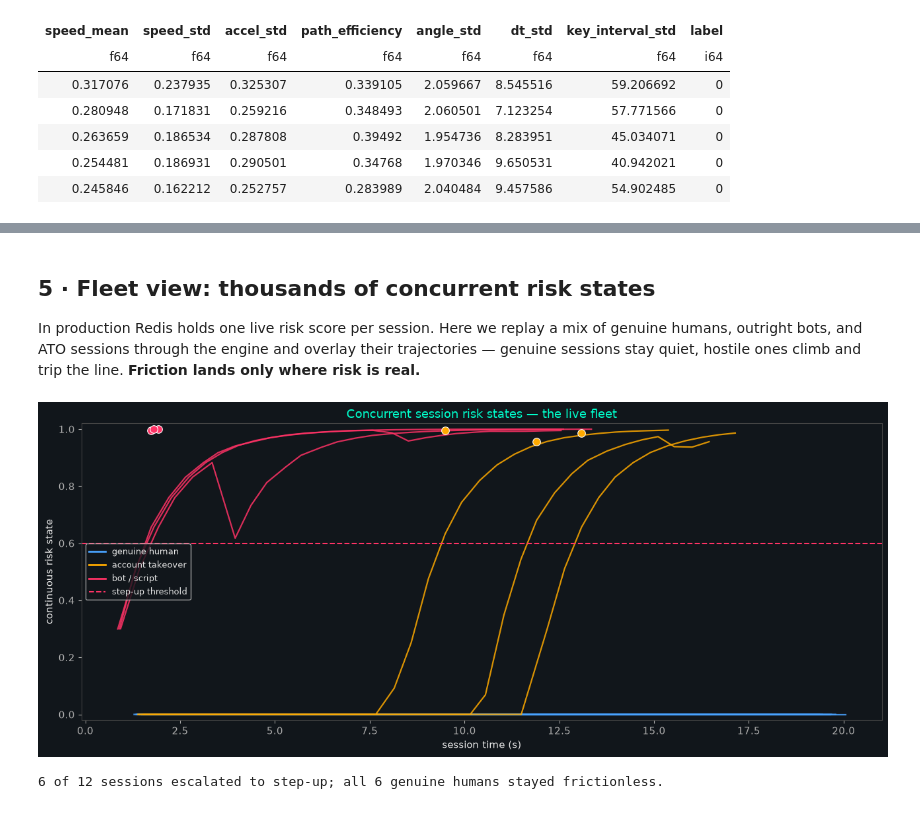
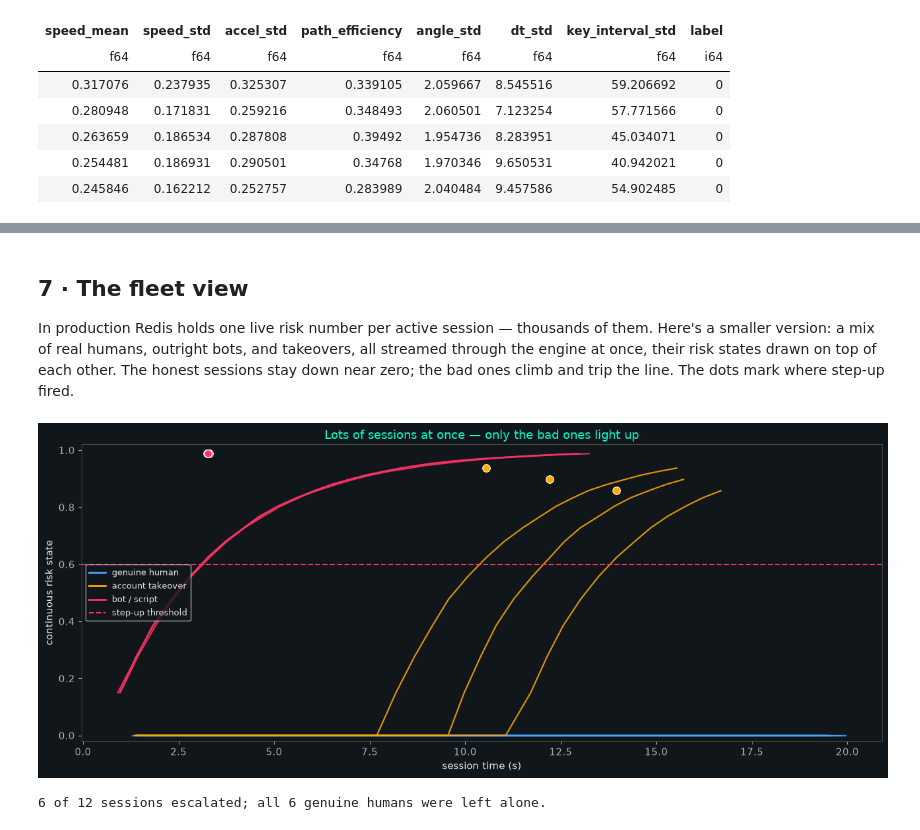
Before and after one commit to billabavandar/PSB-hackathon-demo, a Jupyter notebook: demo.ipynb, the cells around one changed output, grey strips where cells are left out. Cells and saved outputs as stored; diff of their text form; code cells hidden in the pictures.

```diff
--- a/demo.ipynb
+++ b/demo.ipynb
@@ -29,6 +37,7 @@ import cit
 from cit import (
     generate_session, generate_dataset, build_feature_table,
     train_model, replay_session, FEATURE_COLS,
+    train_edge_model, export_edge_model,
 )
 
 plt.rcParams.update({
@@ -37,7 +46,7 @@ plt.rcParams.update({
     "axes.labelcolor": "#e6e6e6", "xtick.color": "#aaa", "ytick.color": "#aaa",
     "axes.titlecolor": "#00ffcc", "grid.color": "#222", "font.size": 11,
 })
-ACCENT, ALERT, HUMAN = "#00ffcc", "#ff3366", "#4aa3ff"
+ACCENT, ALERT, HUMAN, WARN = "#00ffcc", "#ff3366", "#4aa3ff", "#ffaa00"
 np.random.seed(0)
-print("cit prototype loaded — Polars", pl.__version__)
+print("cit loaded — Polars", pl.__version__)
 # %% [output]
@@ -227,0 +361,15 @@ Detection latency:        1.9s after the session turned malicious
+# %%
+# one draggy human up close: the instant score keeps spiking over the line,
+# the smoothed state shrugs it off and never triggers.
+demo = human_with_drags(4007)
+m = replay_session(model, demo, ema_alpha=0.15, step_up_threshold=0.6)
+hh = m.to_frame()
+fig, ax = plt.subplots(figsize=(13, 4.2))
+ax.plot(hh["t_end_ms"]/1000, hh["instant_risk"], c="#888", lw=1, alpha=0.8, label="instant risk (per window)")
+ax.plot(hh["t_end_ms"]/1000, hh["risk_state"], c=ACCENT, lw=2.5, label="continuous risk state")
+ax.axhline(0.6, ls="--", c=ALERT, lw=1.5, label="step-up threshold")
+ax.set_ylim(-0.02, 1.02); ax.set_xlabel("session time (s)"); ax.set_ylabel("risk")
+ax.set_title("A real human doing straight-line drags — noisy per-window, calm overall")
+ax.legend(loc="upper right", fontsize=9)
+plt.tight_layout(); plt.show()
+print("stepped up?", m.stepped_up, "— exactly what you want: no, this is just a person.")
@@ -228,42 +379,43 @@ Detection latency:        1.9s after the session turned malicious
 # %% [markdown]
-## 5 · Fleet view: thousands of concurrent risk states
+## 7 · The fleet view
 
-In production Redis holds one live risk score per session. Here we replay a mix of
-genuine humans, outright bots, and ATO sessions through the engine and overlay their
-trajectories — genuine sessions stay quiet, hostile ones climb and trip the line.
-**Friction lands only where risk is real.**
+In production Redis holds one live risk number per active session — thousands of them.
+Here's a smaller version: a mix of real humans, outright bots, and takeovers, all
+streamed through the engine at once, their risk states drawn on top of each other. The
+honest sessions stay down near zero; the bad ones climb and trip the line. The dots
+mark where step-up fired.
 # %%
 scenarios = (
     [("human", f"user-{i}", None) for i in range(6)] +
     [("bot", f"bot-{i}", None) for i in range(3)] +
     [("account_takeover", f"ato-{i}", 0.4 + 0.1*i) for i in range(3)]
 )
 fig, ax = plt.subplots(figsize=(13, 5.5))
 flagged = 0
 for kind, name, ta in scenarios:
     kw = dict(takeover_at=ta) if ta else {}
-    s = generate_session(name, kind, n_events=700, seed=hash(name) % 9999, **kw)
-    m = replay_session(model, s, ema_alpha=0.3, step_up_threshold=0.6)
+    s = generate_session(name, kind, n_events=700, seed=abs(hash(name)) % 9999, **kw)
+    m = replay_session(model, s, ema_alpha=0.15, step_up_threshold=0.6)
     hh = m.to_frame()
-    color = {"human": HUMAN, "bot": ALERT, "account_takeover": "#ffaa00"}[kind]
+    color = {"human": HUMAN, "bot": ALERT, "account_takeover": WARN}[kind]
     ax.plot(hh["t_end_ms"]/1000, hh["risk_state"], c=color, lw=1.6, alpha=0.85)
     if m.stepped_up:
         flagged += 1
         ax.scatter([m.step_up_t_ms/1000], [m.risk], c=color, s=70, zorder=5,
                    edgecolors="white", linewidths=0.8)
 ax.axhline(0.6, ls="--", c=ALERT, lw=1.5)
 from matplotlib.lines import Line2D
 ax.legend(handles=[
     Line2D([0],[0], color=HUMAN, lw=2, label="genuine human"),
-    Line2D([0],[0], color="#ffaa00", lw=2, label="account takeover"),
+    Line2D([0],[0], color=WARN, lw=2, label="account takeover"),
     Line2D([0],[0], color=ALERT, lw=2, label="bot / script"),
     Line2D([0],[0], color=ALERT, ls="--", label="step-up threshold"),
 ], loc="center left", fontsize=9)
 ax.set_xlabel("session time (s)"); ax.set_ylabel("continuous risk state")
-ax.set_ylim(-0.02, 1.02); ax.set_title("Concurrent session risk states — the live fleet")
+ax.set_ylim(-0.02, 1.02); ax.set_title("Lots of sessions at once — only the bad ones light up")
 plt.tight_layout(); plt.show()
-print(f"{flagged} of {len(scenarios)} sessions escalated to step-up; "
-      f"all {sum(1 for k,_,_ in scenarios if k=='human')} genuine humans stayed frictionless.")
+print(f"{flagged} of {len(scenarios)} sessions escalated; "
+      f"all {sum(1 for k,_,_ in scenarios if k=='human')} genuine humans were left alone.")
 # %% [output]
-[figure, old version]
+[figure, new version]
-6 of 12 sessions escalated to step-up; all 6 genuine humans stayed frictionless.
+6 of 12 sessions escalated; all 6 genuine humans were left alone.
```
Also changed, not shown: parts of 23 cells of this notebook, 14 other files.
